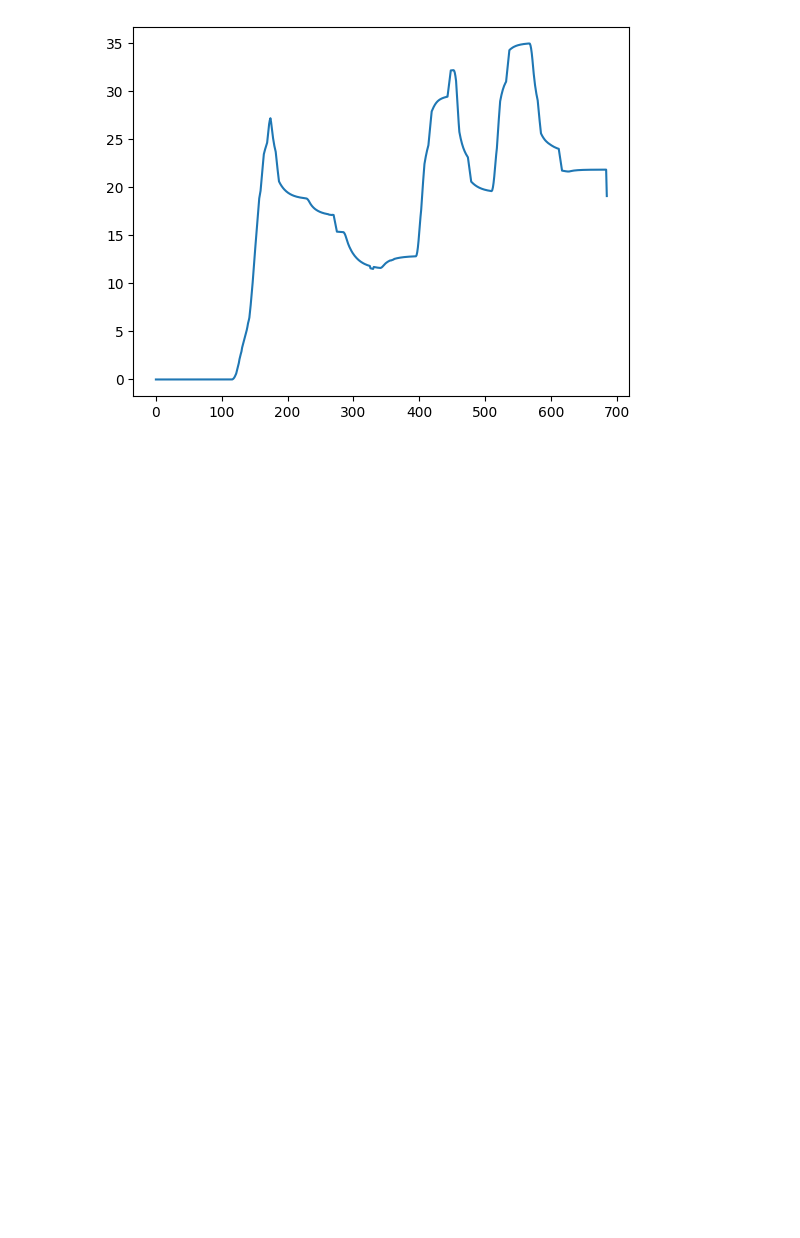
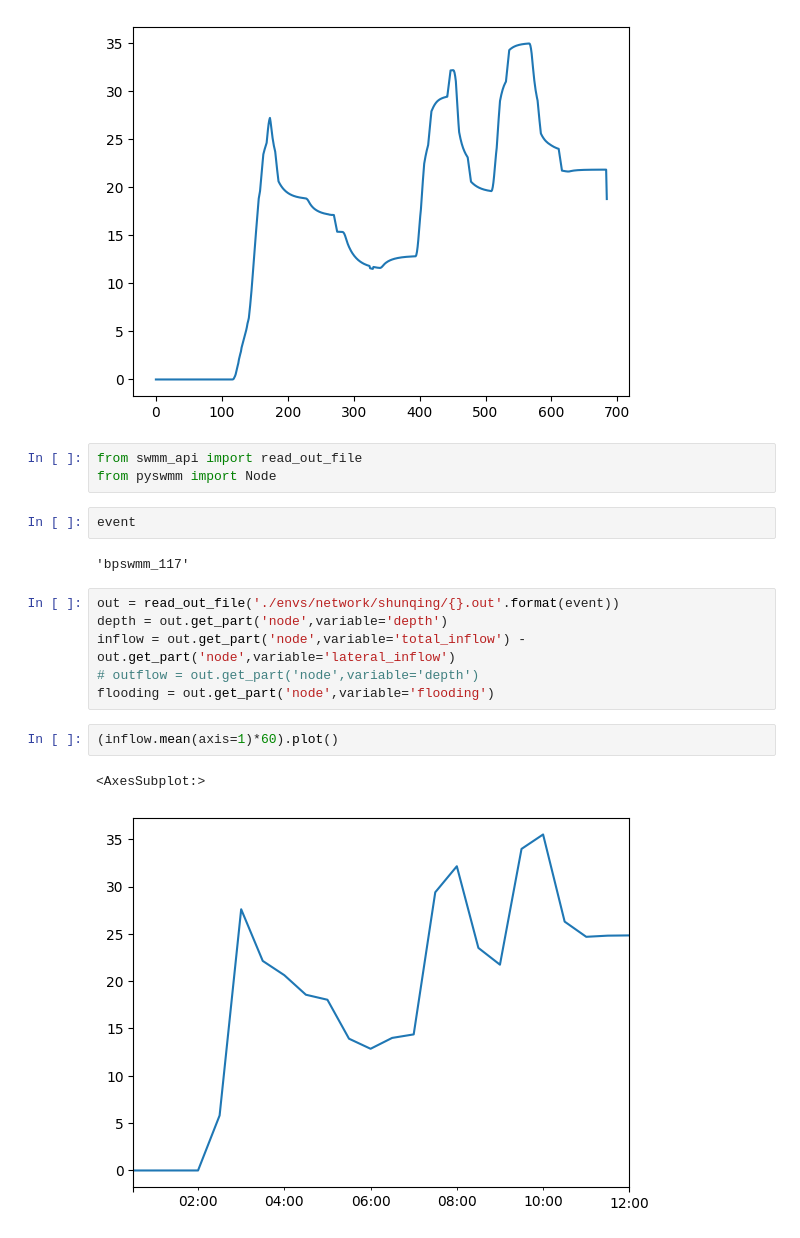
Before and after one commit to Zhiyu014/GNN-UDS, a Jupyter notebook: surrogate/test.ipynb, the cells around one changed output. Cells and saved outputs as stored; diff of their text form; blank space fills up the shorter version.

```diff
--- a/surrogate/test.ipynb
+++ b/surrogate/test.ipynb
@@ -56,3 +60,21 @@ plt.plot(r.mean(axis=1).mean(axis=1))
 # %% [output]
 [<matplotlib.lines.Line2D at 0x...>]
 [figure]
+# %%
+from swmm_api import read_out_file
+from pyswmm import Node
+# %%
+event
+# %% [output]
+'bpswmm_117'
+# %%
+out = read_out_file('./envs/network/shunqing/{}.out'.format(event))
+depth = out.get_part('node',variable='depth')
+inflow = out.get_part('node',variable='total_inflow') - out.get_part('node',variable='lateral_inflow')
+# outflow = out.get_part('node',variable='depth')
+flooding = out.get_part('node',variable='flooding')
+# %%
+(inflow.mean(axis=1)*60).plot()
+# %% [output]
+<AxesSubplot:>
+[figure, added]
```
Also changed, not shown: parts of 9 cells of this notebook, 20 other files.
